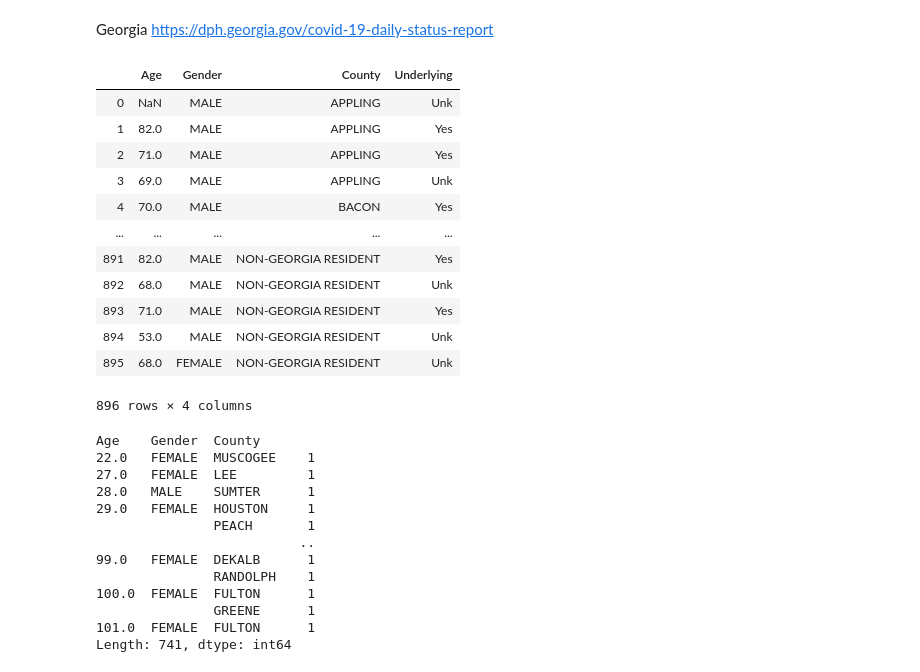
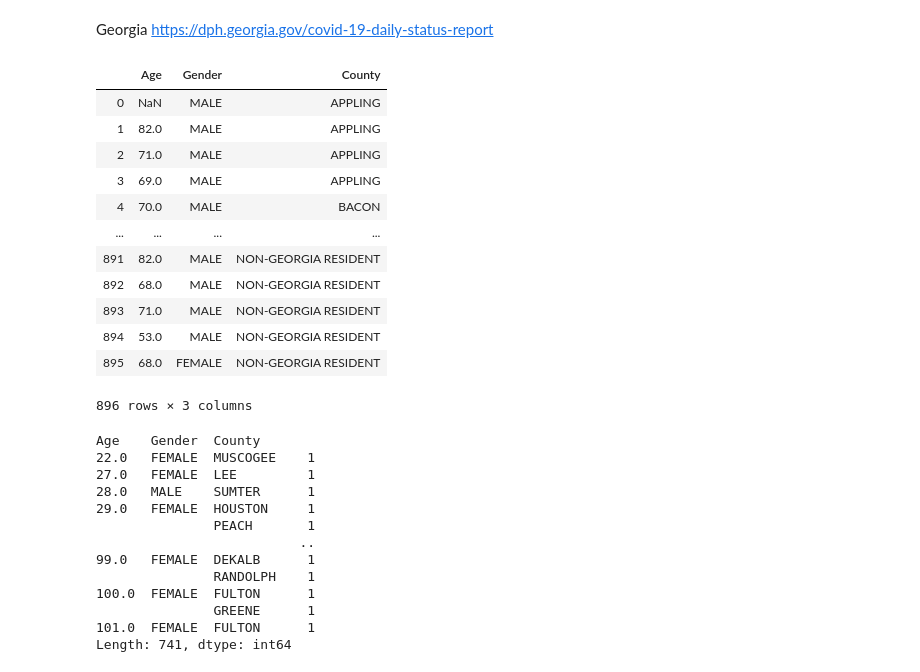
Before and after one commit to yaoyanglin/AC221-project, a Jupyter notebook: 221_us.ipynb, the cells around one changed output. Saved outputs shown, nothing was run; the diff lists cells and outputs as text; code cells hidden in the pictures.

```diff
--- a/221_us.ipynb
+++ b/221_us.ipynb
@@ -86,22 +88,23 @@ Georgia
 https://dph.georgia.gov/covid-19-daily-status-report
 # %%
 df_GA = pd.read_csv("COVID-19_Deaths_in_Georgia.csv")
+df_GA = df_GA.drop(columns=['Underlying'])
 
 df_GA
 # %% [output]
-|  | Age | Gender | County | Underlying |
-| 0 | NaN | MALE | APPLING | Unk |
-| 1 | 82.0 | MALE | APPLING | Yes |
-| 2 | 71.0 | MALE | APPLING | Yes |
-| 3 | 69.0 | MALE | APPLING | Unk |
-| 4 | 70.0 | MALE | BACON | Yes |
-| ... | ... | ... | ... | ... |
-| 891 | 82.0 | MALE | NON-GEORGIA RESIDENT | Yes |
-| 892 | 68.0 | MALE | NON-GEORGIA RESIDENT | Unk |
-| 893 | 71.0 | MALE | NON-GEORGIA RESIDENT | Yes |
-| 894 | 53.0 | MALE | NON-GEORGIA RESIDENT | Unk |
-| 895 | 68.0 | FEMALE | NON-GEORGIA RESIDENT | Unk |
+|  | Age | Gender | County |
+| 0 | NaN | MALE | APPLING |
+| 1 | 82.0 | MALE | APPLING |
+| 2 | 71.0 | MALE | APPLING |
+| 3 | 69.0 | MALE | APPLING |
+| 4 | 70.0 | MALE | BACON |
+| ... | ... | ... | ... |
+| 891 | 82.0 | MALE | NON-GEORGIA RESIDENT |
+| 892 | 68.0 | MALE | NON-GEORGIA RESIDENT |
+| 893 | 71.0 | MALE | NON-GEORGIA RESIDENT |
+| 894 | 53.0 | MALE | NON-GEORGIA RESIDENT |
+| 895 | 68.0 | FEMALE | NON-GEORGIA RESIDENT |
-896 rows × 4 columns
+896 rows × 3 columns
 # %%
 df_GA.groupby(["Age", "Gender", "County"]).size()
 # %% [output]
```
Also changed, not shown: parts of 6 cells of this notebook.
